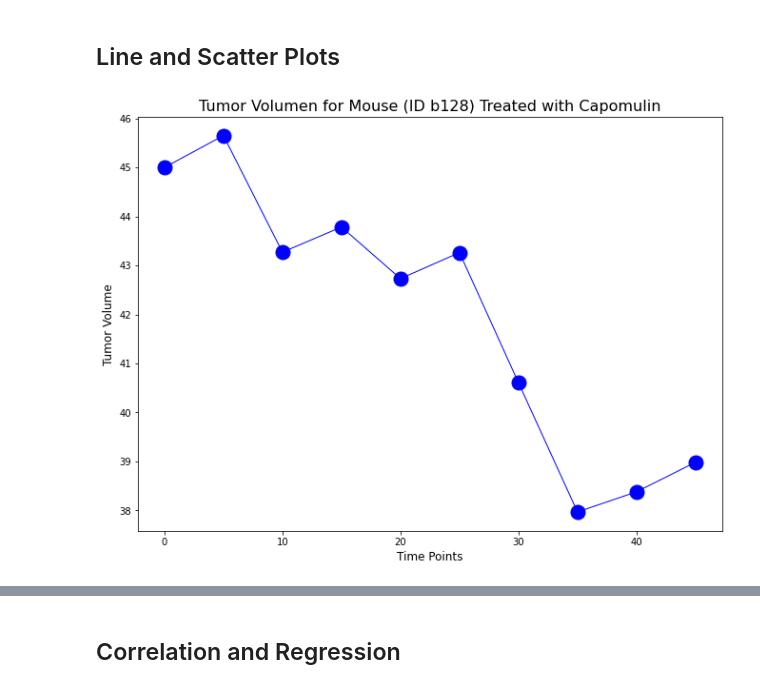
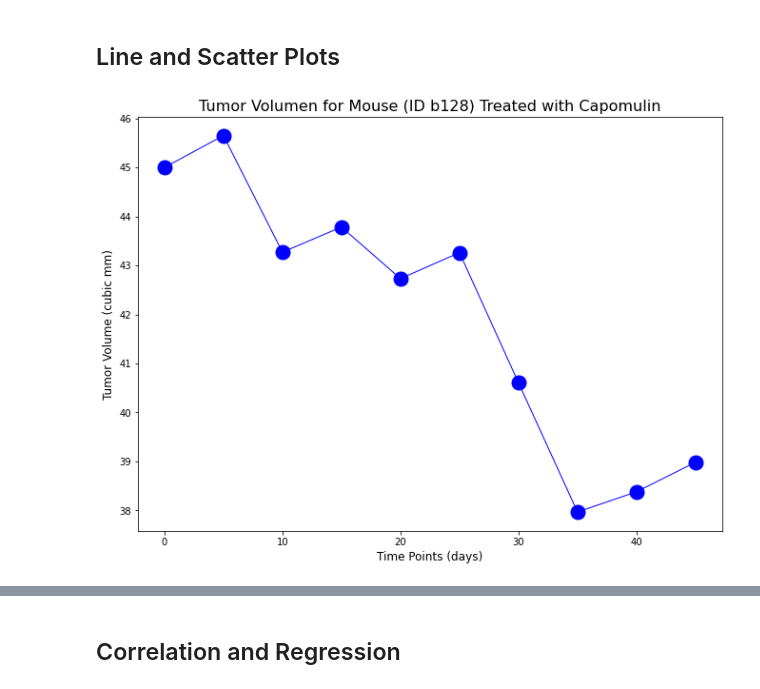
Before and after one commit to tsubedy/Matplotlib-Challenge, a Jupyter notebook: pymaceuticals_starter.ipynb, the cells around one changed output, grey strips where cells are left out. Drawn from its saved outputs; the diff is of its cells as text; code cells hidden in the pictures.

```diff
--- a/pymaceuticals_starter.ipynb
+++ b/pymaceuticals_starter.ipynb
@@ -7,6 +7,7 @@ import pandas as pd
 import scipy.stats as st
 import numpy as np
 from scipy.stats import sem
+from scipy.stats import linregress
 
 # Study data files
 mouse_metadata_path = "data/Mouse_metadata.csv"
@@ -18,10 +19,9 @@ study_results = pd.read_csv(study_results_path)
 
 # Combine the data into a single dataset
 
-combined_data = pd.merge(mouse_metadata, study_results,
-                         how ="left", on = ["Mouse ID", "Mouse ID"])
+combined_data = pd.merge(mouse_metadata, study_results, how ="right", on = ["Mouse ID", "Mouse ID"])
 
 # Display the data table for preview
-combined_data
+combined_data.head()
 # %% [output]
 |  | Mouse ID | Drug Regimen | Sex | Age_months | Weight (g) | Timepoint | Tumor Volume (mm3) | ... |
@@ -78,7 +66,6 @@ duplicate_data
 # %%
 # Create a clean DataFrame by dropping the duplicate mouse by its ID.
 
-combined_data_cleaned = combined_data.drop_duplicates(keep='first')
-# print('Result DataFrame:\n', combined_data_cleaned)
-combined_data_cleaned
-# combined_data
+combined_data_cleaned = combined_data.drop_duplicates(keep=False)
+# combined_data_cleaned
+# combined_data_cleaned = combined_data[combined_data['Mouse ID'].isin(duplicate_mice_rows)==False]
@@ -98,0 +72,4 @@ combined_data_cleaned
+# %%
+indexed = combined_data_cleaned[combined_data_cleaned['Mouse ID'] == 'g989' ].index
+combined_data_cleaned.drop(indexed,inplace=True)
+combined_data_cleaned.head()
@@ -105,9 +93,9 @@ total_number_of_mice
 # %%
-# combined_data_cleaned.columns
 # for conveniance some of the columns are renamed
+
 combined_data_cleaned = combined_data_cleaned.rename(columns = {'Mouse ID': "Mouse_ID", 'Drug Regimen': "Drugs",
                                            'Age_months':"Age", 'Weight (g)': "Weight", 'Timepoint':"Time_point",
-                                           'Tumor Volume (mm3)': "Tumer_vol", 'Metastatic Sites': "Site"})
+                                           'Tumor Volume (mm3)': "Tumor_vol", 'Metastatic Sites': "Site"})
 
 combined_data_cleaned.columns
 # %% [output]
@@ -474,26 +387,27 @@ plt.show()
 # %%
 # Generate a line plot of tumor volume vs. time point for a mouse treated with Capomulin
 
 # Plotting a line graph for tumor volume for a mouse (ID b128) treated Capomulin
 
 campomulin_df = combined_data_cleaned.loc[combined_data_cleaned["Drugs"] == "Capomulin", :]
 
+# choosing Mouse ID 'b128'
+
 forline_df = campomulin_df.loc[campomulin_df["Mouse_ID"] == "b128",:]
 # forline_df.head()
 
-
 x_axis = forline_df.Time_point
-tum_vol = list(forline_df.Tumer_vol)
+tum_vol = list(forline_df.Tumor_vol)
 
 fig1, ax1 = plt.subplots(figsize=(11, 8))
 
 plt.title("Tumor Volumen for Mouse (ID b128) Treated with Capomulin", fontsize = 16)
-plt.xlabel("Time Points", fontsize = 12)
-plt.ylabel("Tumor Volume", fontsize = 12)
+plt.xlabel("Time Points (days)", fontsize = 12)
+plt.ylabel("Tumor Volume (cubic mm)", fontsize = 12)
 plt.plot(x_axis, tum_vol, markersize = 15, marker="o", color="Blue", linewidth=1)
 plt.show()
 # %% [output]
-[figure, old version]
+[figure, new version]
 # %%
 # Generate a scatter plot of average tumor volume vs. mouse weight for the Capomulin regimen
 
```
Also changed, not shown: parts of 31 cells of this notebook.
